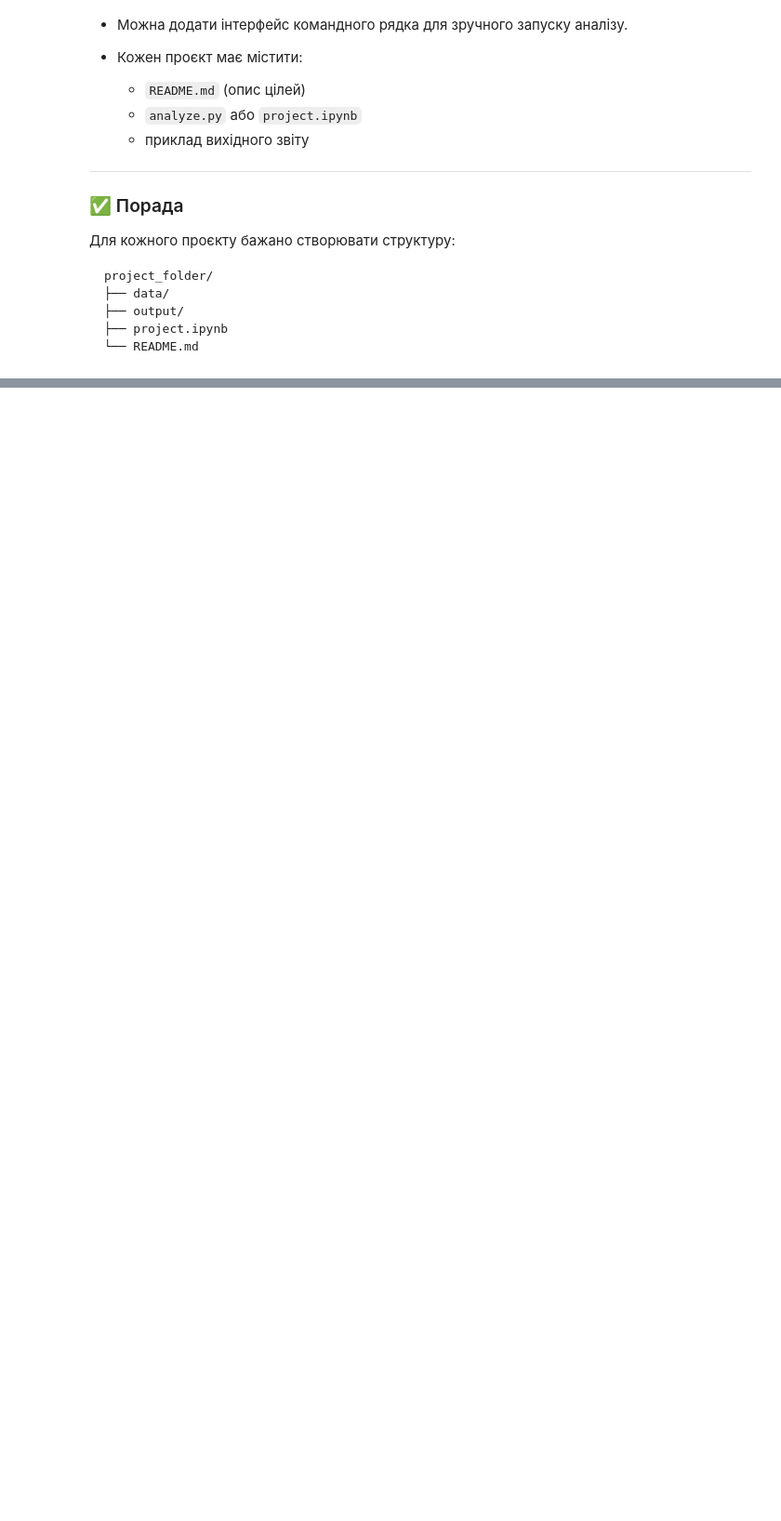
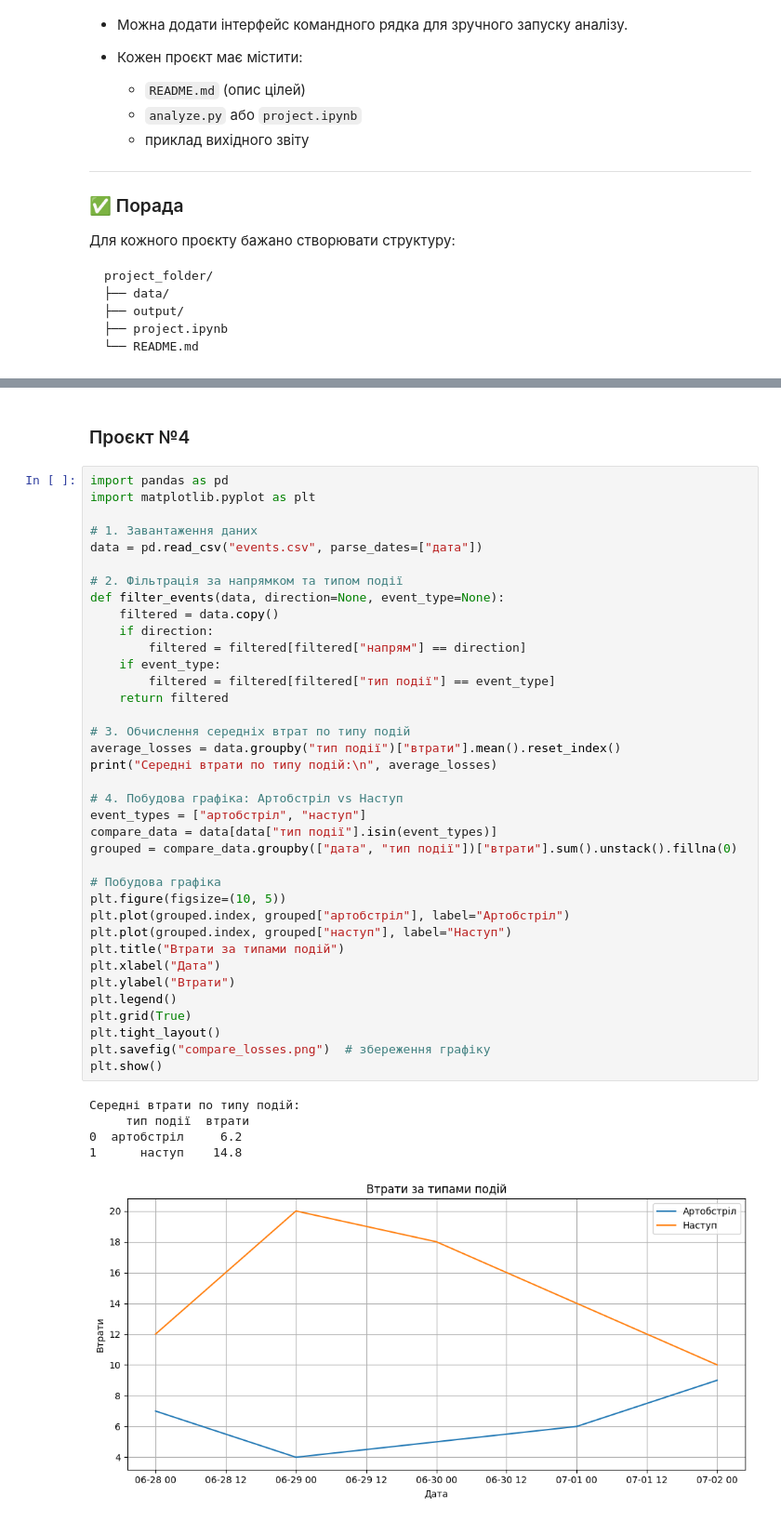
Before and after one commit to VladTytarenko06/sample1, a Jupyter notebook: python/07_projects.ipynb, the cells around one changed output, grey strips where cells are left out. Shown at 93% size. Cells and saved outputs as stored; diff of their text form; blank space fills up the shorter version.

```diff
--- a/python/07_projects.ipynb
+++ b/python/07_projects.ipynb
@@ -116,0 +282,45 @@ project_folder/
+# %% [markdown]
+### Проєкт №4
+# %%
+import pandas as pd
+import matplotlib.pyplot as plt
+
+# 1. Завантаження даних
+data = pd.read_csv("events.csv", parse_dates=["дата"])
+
+# 2. Фільтрація за напрямком та типом події
+def filter_events(data, direction=None, event_type=None):
+    filtered = data.copy()
+    if direction:
+        filtered = filtered[filtered["напрям"] == direction]
+    if event_type:
+        filtered = filtered[filtered["тип події"] == event_type]
+    return filtered
+
+# 3. Обчислення середніх втрат по типу подій
+average_losses = data.groupby("тип події")["втрати"].mean().reset_index()
+print("Середні втрати по типу подій:\n", average_losses)
+
+# 4. Побудова графіка: Артобстріл vs Наступ
+event_types = ["артобстріл", "наступ"]
+compare_data = data[data["тип події"].isin(event_types)]
+grouped = compare_data.groupby(["дата", "тип події"])["втрати"].sum().unstack().fillna(0)
+
+# Побудова графіка
+plt.figure(figsize=(10, 5))
+plt.plot(grouped.index, grouped["артобстріл"], label="Артобстріл")
+plt.plot(grouped.index, grouped["наступ"], label="Наступ")
+plt.title("Втрати за типами подій")
+plt.xlabel("Дата")
+plt.ylabel("Втрати")
+plt.legend()
+plt.grid(True)
+plt.tight_layout()
+plt.savefig("compare_losses.png")  # збереження графіку
+plt.show()
+# %% [output]
+Середні втрати по типу подій:
+     тип події  втрати
+0  артобстріл     6.2
+1      наступ    14.8
+[figure, added]
```
Also changed, not shown: parts of 6 cells of this notebook, 9 other files.
